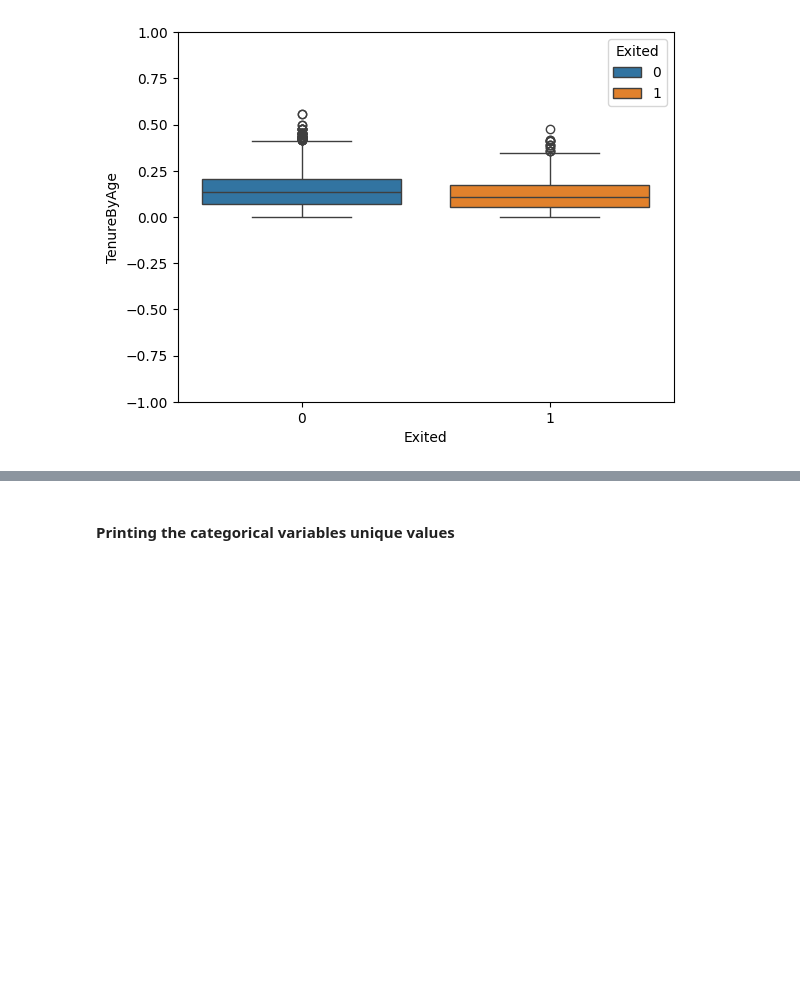
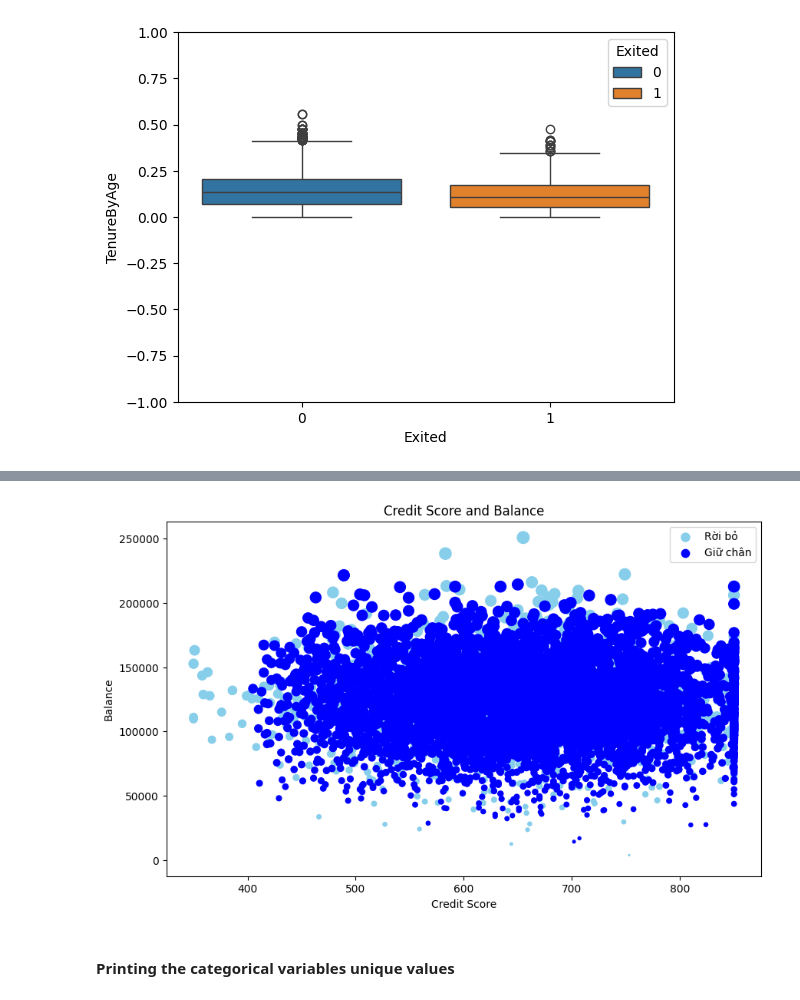
Before and after one commit to duphatminh/Bank_Customer_Churn_Prediction, a Jupyter notebook: notebooks/main.ipynb, the cells around one changed output, grey strips where cells are left out. Cells and saved outputs as stored; diff of their text form; code cells hidden in the pictures; blank space fills up the shorter version.

```diff
--- a/notebooks/main.ipynb
+++ b/notebooks/main.ipynb
@@ -117,3 +137,15 @@ plt.show()
+# %%
+# Exited, CreditScore and Balance
+fig, ax = plt.subplots(figsize=(10,6))
+ax.scatter(df.CreditScore[df.Exited == 1], df.Balance[df.Exited == 1], s=df.Balance[df.Exited == 1]*0.0005, c='skyblue', marker="o", label='Rời bỏ')
+ax.scatter(df.CreditScore[df.Exited == 0], df.Balance[df.Exited == 0], s=df.Balance[df.Exited == 0]*0.0005, c='blue', marker="o", label='Giữ chân')
+ax.set_xlabel('Credit Score')
+ax.set_ylabel('Balance')
+ax.set_title('Credit Score and Balance')
+ax.legend()
+plt.show()
+# %% [output]
+[figure, added]
 # %% [markdown]
 #### Printing the categorical variables unique values
 # %%
```
Also changed, not shown: parts of 8 cells of this notebook, 13 other files.
